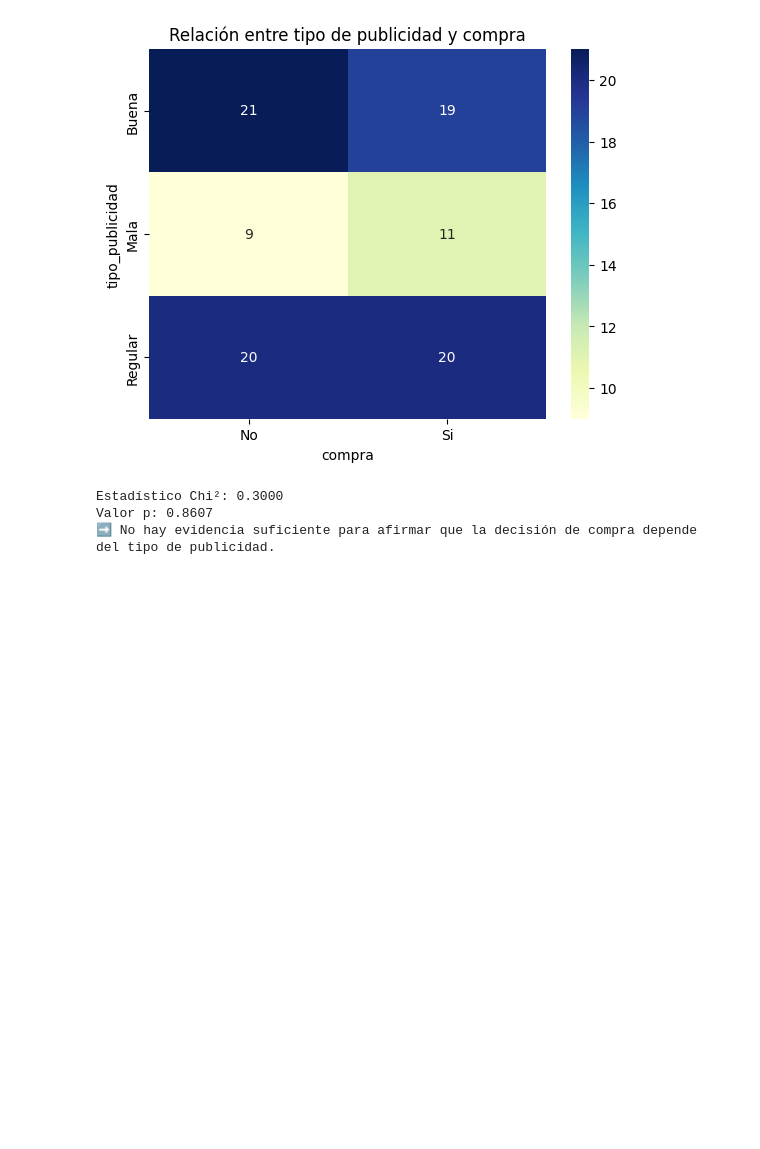
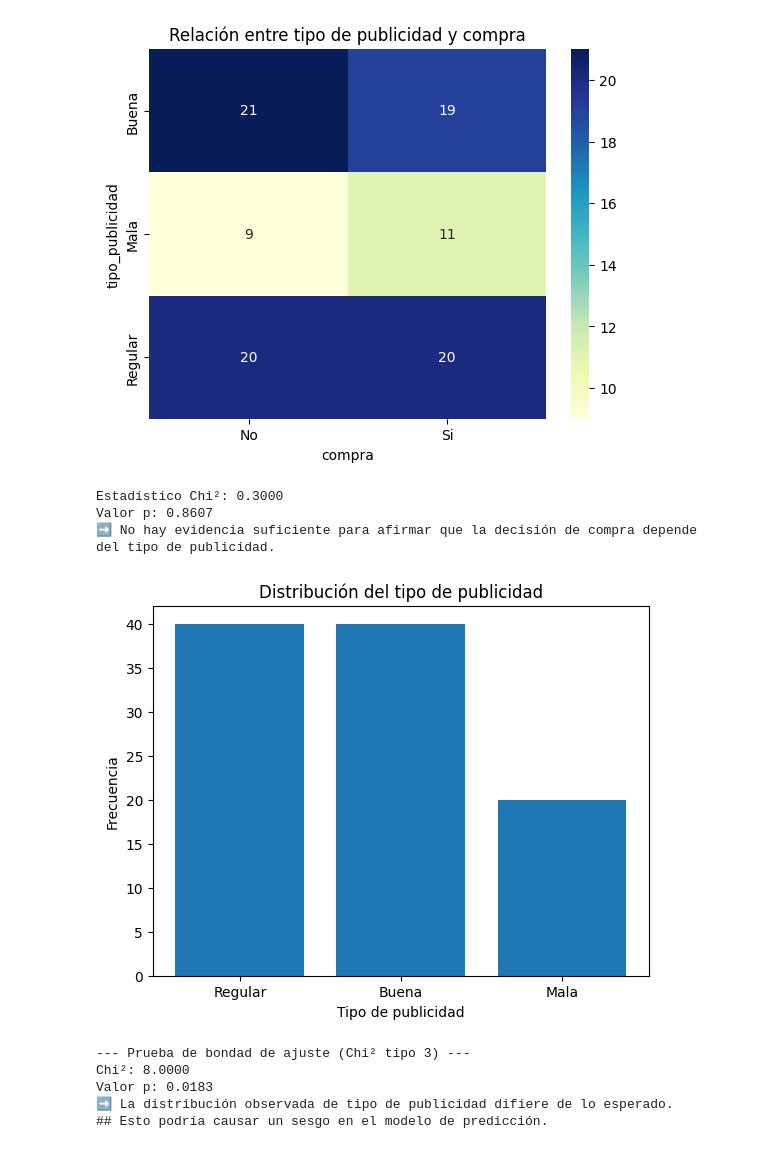
Before and after one commit to juandata-git/ejerciciosBIT-Juanleguizamon, a Jupyter notebook: prueba_de_hipotesis.ipynb, the cells around one changed output. Saved outputs shown, nothing was run; the diff lists cells and outputs as text; code cells hidden in the pictures; blank space fills up the shorter version.

```diff
--- a/prueba_de_hipotesis.ipynb
+++ b/prueba_de_hipotesis.ipynb
@@ -55,3 +55,42 @@ else:
 Estadístico Chi²: 0.3000
 Valor p: 0.8607
 ➡ No hay evidencia suficiente para afirmar que la decisión de compra depende del tipo de publicidad.
+# %%
+plt.bar(
+    publicidades_compras['tipo_publicidad'].value_counts().index,
+    publicidades_compras['tipo_publicidad'].value_counts().values
+)
+plt.title('Distribución del tipo de publicidad')
+plt.xlabel('Tipo de publicidad')
+plt.ylabel('Frecuencia')
+plt.show()
+# %% [output]
+[figure, added]
+# %%
+from scipy.stats import chisquare
+
+# Conteo observado de tipo_publicidad
+observado = publicidades_compras['tipo_publicidad'].value_counts().sort_index()
+
+# Esperamos distribución pareja (uniforme entre 3 categorías)
+esperado = [len(publicidades_compras)/len(observado)] * len(observado)
+
+# Prueba de bondad de ajuste
+test = chisquare(f_obs=observado, f_exp=esperado)
+
+print("--- Prueba de bondad de ajuste (Chi² tipo 3) ---")
+print(f"Chi²: {test.statistic:.4f}")
+print(f"Valor p: {test.pvalue:.4f}")
+
+if test.pvalue < 0.05:
+    print("➡ La distribución observada de tipo de publicidad difiere de lo esperado.")
+    print("## Esto podría causar un sesgo en el modelo de predicción.")
+else:
+    print("➡ No hay diferencia significativa en la distribución de tipo de publicidad.")
+    print("### No se espera un sesgo en el modelo de predicción.")
+# %% [output]
+--- Prueba de bondad de ajuste (Chi² tipo 3) ---
+Chi²: 8.0000
+Valor p: 0.0183
+➡ La distribución observada de tipo de publicidad difiere de lo esperado.
+## Esto podría causar un sesgo en el modelo de predicción.
```
